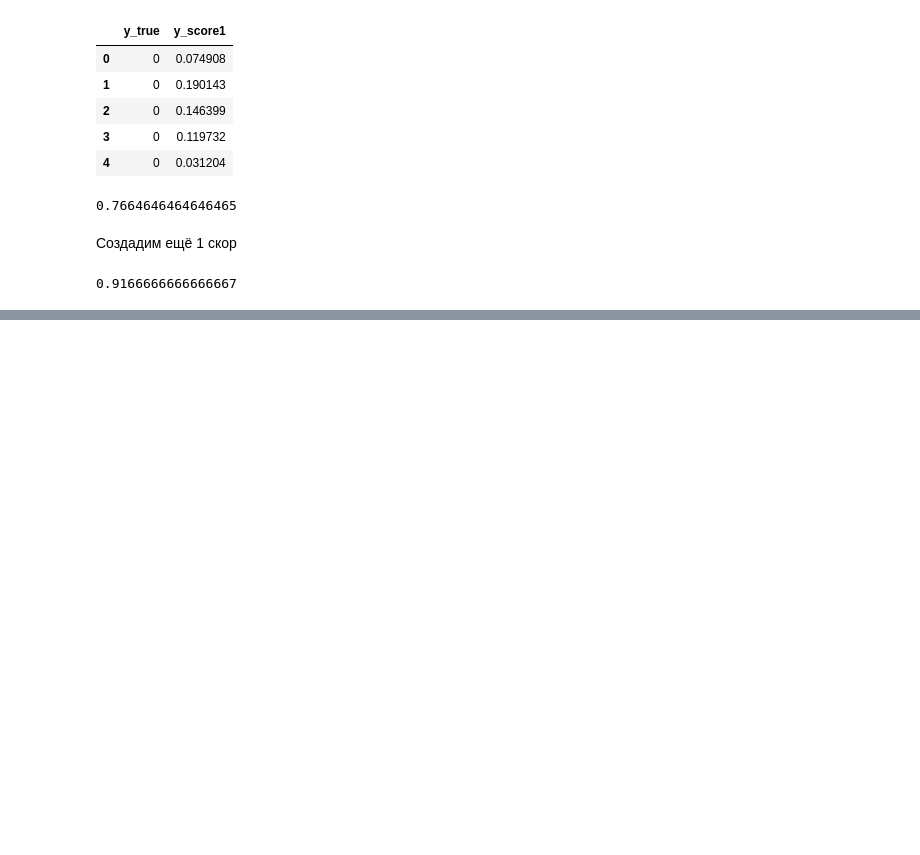
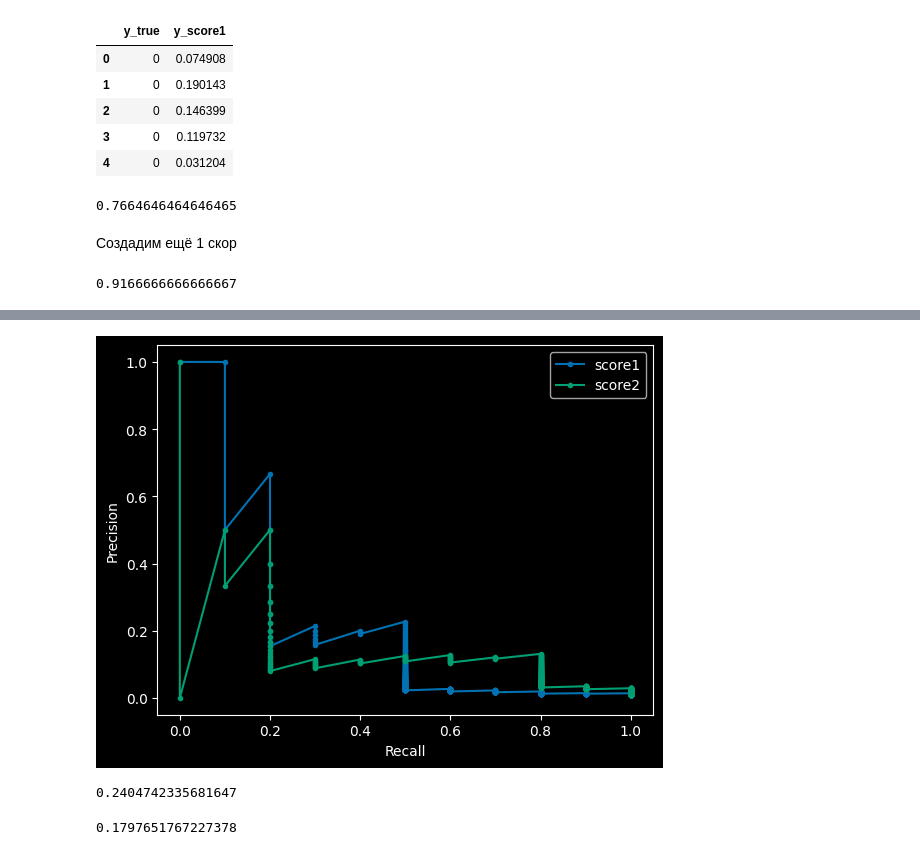
Before and after one commit to Zetis659/Data_Science_GM, a Jupyter notebook: 8.Classification_metrics/Classification_metrics.ipynb, the cells around one changed output, grey strips where cells are left out. Cells and saved outputs as stored; diff of their text form; code cells hidden in the pictures; blank space fills up the shorter version.

Commit message:
Feature: Classification metrics practice: PRC, APS, Class imbalance

```diff
--- a/8.Classification_metrics/Classification_metrics.ipynb
+++ b/8.Classification_metrics/Classification_metrics.ipynb
@@ -716,0 +722,25 @@ roc_auc_score(t.y_true, t.y_score2)
+# %%
+# example of a precision-recall curve for a predictive model
+from sklearn.datasets import make_classification
+from sklearn.linear_model import LogisticRegression
+from sklearn.model_selection import train_test_split
+from sklearn.metrics import precision_recall_curve
+from matplotlib import pyplot
+
+
+
+# calculate model precision-recall curve
+precision1, recall1, _ = precision_recall_curve(t.y_true, t.y_score1)
+precision2, recall2, _ = precision_recall_curve(t.y_true, t.y_score2)
+# plot the model precision-recall curve
+pyplot.plot(recall1, precision1, marker='.', label='score1')
+pyplot.plot(recall2, precision2, marker='.', label='score2')
+# axis labels
+pyplot.xlabel('Recall')
+pyplot.ylabel('Precision')
+# show the legend
+pyplot.legend()
+# show the plot
+pyplot.show()
+# %% [output]
+[figure, added]
@@ -716,0 +749,8 @@ roc_auc_score(t.y_true, t.y_score2)
+# %%
+average_precision_score(t.y_true, t.y_score1)
+# %% [output]
+0.2404742335681647
+# %%
+average_precision_score(t.y_true, t.y_score2)
+# %% [output]
+0.1797651767227378
```
Also changed, not shown: parts of 48 cells of this notebook, 6 other files.
